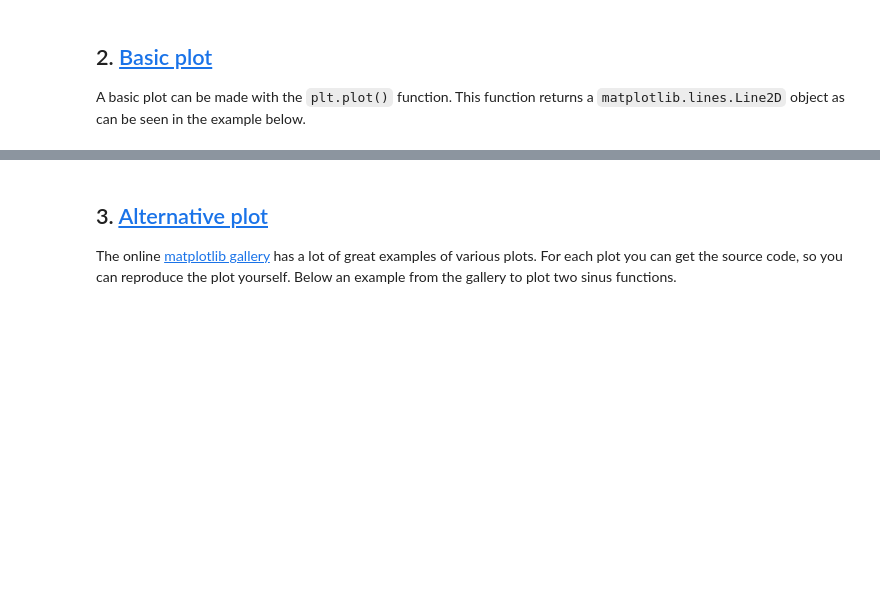
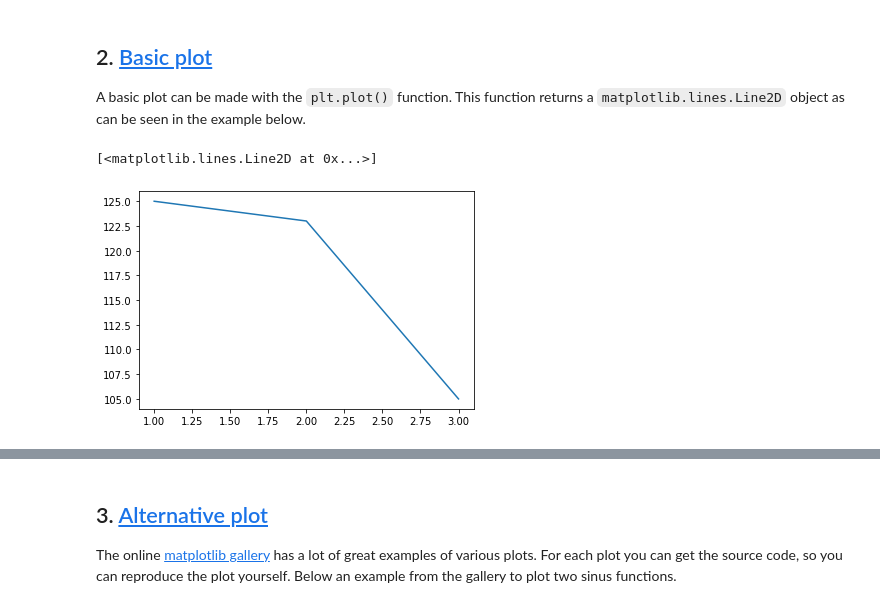
Before and after one commit to MAMBA-python/course-material, a Jupyter notebook: Exercise_notebooks/On_topic/02_matplotlib/01_matplotlib.ipynb, the cells around one changed output, grey strips where cells are left out. Drawn from its saved outputs; the diff is of its cells as text; code cells hidden in the pictures; blank space fills up the shorter version.

```diff
--- a/Exercise_notebooks/On_topic/02_matplotlib/01_matplotlib.ipynb
+++ b/Exercise_notebooks/On_topic/02_matplotlib/01_matplotlib.ipynb
@@ -31,4 +31,7 @@ In Jupyter we use `%matplotlib inline` to show the plot in the cell `Out[*] :`.
 ## 2. [Basic plot](#top)<a id="2"></a>
 A basic plot can be made with the `plt.plot()` function. This function returns a `matplotlib.lines.Line2D` object as can be seen in the example below.
 # %%
-plt.plot([1,2,3],[3,7,5])
+plt.plot([1,2,3],[125,123,105])
+# %% [output]
+[<matplotlib.lines.Line2D at 0x...>]
+[figure, added]
```
Also changed, not shown: parts of 16 cells of this notebook.
